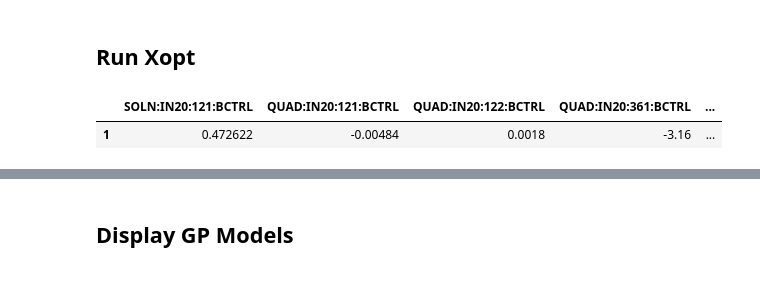
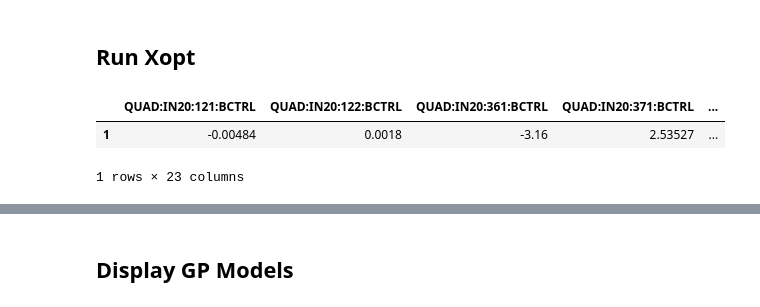
Before and after one commit to t-bz/SLAC_Xopt, a Jupyter notebook: lcls/nn_prior/offline_test_nn_optimization.ipynb, the cells around one changed output, grey strips where cells are left out. Drawn from its saved outputs; the diff is of its cells as text; code cells hidden in the pictures.

```diff
--- a/lcls/nn_prior/offline_test_nn_optimization.ipynb
+++ b/lcls/nn_prior/offline_test_nn_optimization.ipynb
@@ -121,14 +122,15 @@ def get_model_predictions(input_dict, generator = None):
                 _x = gp.input_transform.transform(x)
                 _x = gp.mean_module(_x)
                 prior_mean = gp.outcome_transform.untransform(_x)[0].item()
-                posterior_mean = gp.posterior(x).mean.item()
-                posterior_std = torch.sqrt(torch.diagonal(gp.posterior(x).mvn.covariance_matrix)).item()
+                posterior = gp.posterior(x)
+                posterior_mean = posterior.mean.item()
+                posterior_sd = torch.sqrt(posterior.mvn.variance).item()
         else:
-            prior_mean, posterior_mean, posterior_std = np.nan, np.nan, np.nan
+            prior_mean, posterior_mean, posterior_sd = np.nan, np.nan, np.nan
 
         output_dict[output_name + "_prior_mean"] = prior_mean
         output_dict[output_name + "_posterior_mean"] = posterior_mean
-        output_dict[output_name + "_posterior_std"] = posterior_std
+        output_dict[output_name + "_posterior_sd"] = posterior_sd
     return output_dict
 # %%
 # Xopt evaluator function
@@ -164,20 +166,21 @@ X = Xopt(generator=generator, evaluator=evaluator, vocs=vocs)
 # %%
 default = {
     "SOLN:IN20:121:BCTRL": 0.4726221999999998,
     "QUAD:IN20:121:BCTRL": -0.0048398437,
     "QUAD:IN20:122:BCTRL": 0.0018000000000000004,
     "QUAD:IN20:361:BCTRL": -3.16,
     "QUAD:IN20:371:BCTRL": 2.5352702,
     "QUAD:IN20:425:BCTRL": -1.5,
     "QUAD:IN20:441:BCTRL": -0.8118599,
     "QUAD:IN20:511:BCTRL": 3.6494056,
     "QUAD:IN20:525:BCTRL": -3.2522187,
 }
 
-X.evaluate_data(pd.DataFrame(default, index=[0]))
+X.evaluate_data(pd.DataFrame({k: default[k] for k in X.vocs.variable_names}, index=[0]))
 # %% [output]
-|  | SOLN:IN20:121:BCTRL | QUAD:IN20:121:BCTRL | QUAD:IN20:122:BCTRL | QUAD:IN20:361:BCTRL | ... |
-| 1 | 0.472622 | -0.00484 | 0.0018 | -3.16 | ... |
+|  | QUAD:IN20:121:BCTRL | QUAD:IN20:122:BCTRL | QUAD:IN20:361:BCTRL | QUAD:IN20:371:BCTRL | ... |
+| 1 | -0.00484 | 0.0018 | -3.16 | 2.53527 | ... |
+1 rows × 23 columns
 # %%
 %%time
 for i in range(50):
```
Also changed, not shown: parts of 6 cells of this notebook, 1 other file.
